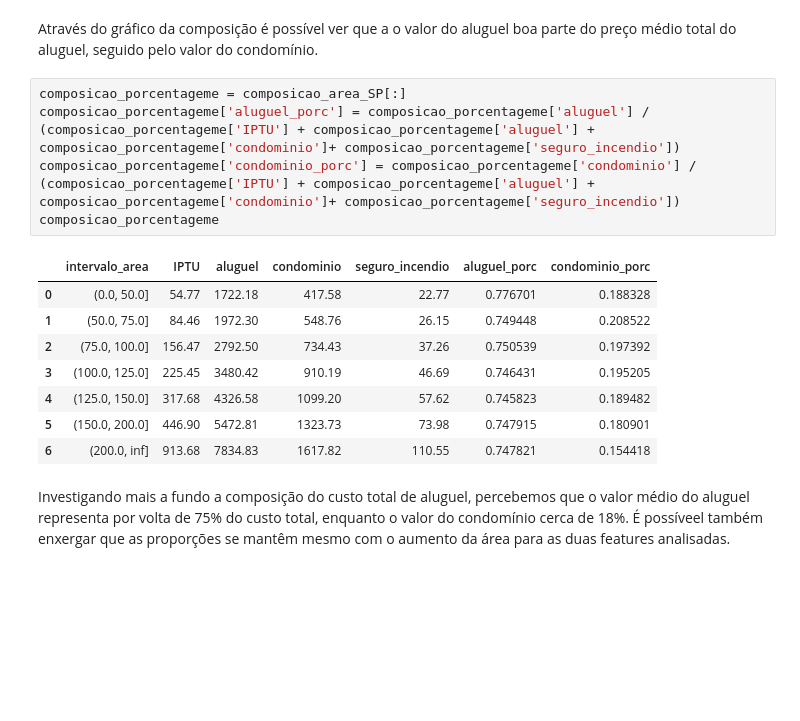
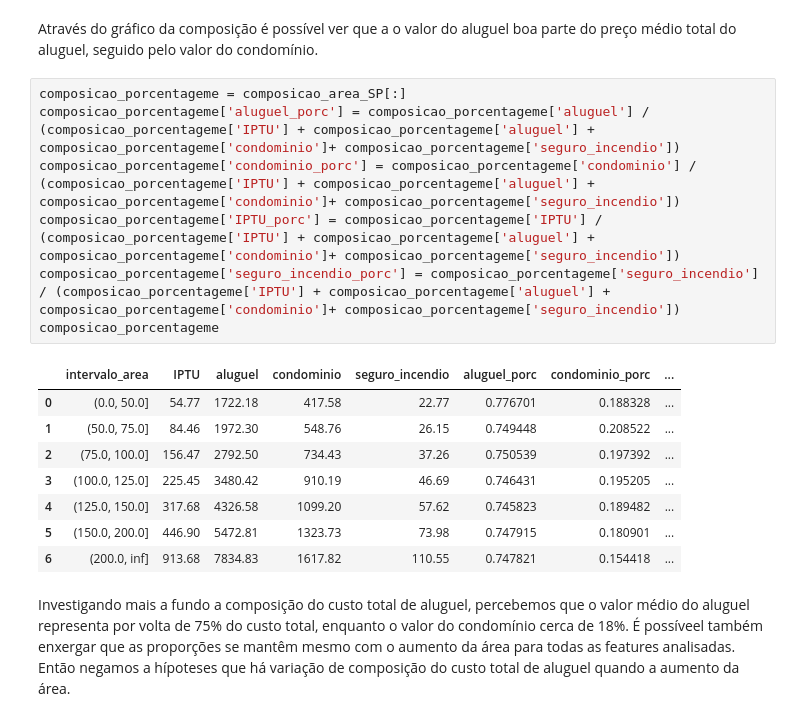
Before and after one commit to IgorFormiga/Data-Science-Projects, a Jupyter notebook: 2_Exploratory_Data_Analysis.ipynb, the cells around one changed output. Drawn from its saved outputs; the diff is of its cells as text; blank space fills up the shorter version.

Commit message:
Definindo explicitamente as hipóteses a serem analisadas

```diff
--- a/2_Exploratory_Data_Analysis.ipynb
+++ b/2_Exploratory_Data_Analysis.ipynb
@@ -397,16 +405,18 @@ Através do gráfico da composição é possível ver que a o valor do aluguel b
 # %%
 composicao_porcentageme = composicao_area_SP[:]
 composicao_porcentageme['aluguel_porc'] = composicao_porcentageme['aluguel'] / (composicao_porcentageme['IPTU'] + composicao_porcentageme['aluguel'] + composicao_porcentageme['condominio']+ composicao_porcentageme['seguro_incendio'])
 composicao_porcentageme['condominio_porc'] = composicao_porcentageme['condominio'] / (composicao_porcentageme['IPTU'] + composicao_porcentageme['aluguel'] + composicao_porcentageme['condominio']+ composicao_porcentageme['seguro_incendio'])
+composicao_porcentageme['IPTU_porc'] = composicao_porcentageme['IPTU'] / (composicao_porcentageme['IPTU'] + composicao_porcentageme['aluguel'] + composicao_porcentageme['condominio']+ composicao_porcentageme['seguro_incendio'])
+composicao_porcentageme['seguro_incendio_porc'] = composicao_porcentageme['seguro_incendio'] / (composicao_porcentageme['IPTU'] + composicao_porcentageme['aluguel'] + composicao_porcentageme['condominio']+ composicao_porcentageme['seguro_incendio'])
 composicao_porcentageme
 # %% [output]
-|  | intervalo_area | IPTU | aluguel | condominio | seguro_incendio | aluguel_porc | condominio_porc |
-| 0 | (0.0, 50.0] | 54.77 | 1722.18 | 417.58 | 22.77 | 0.776701 | 0.188328 |
-| 1 | (50.0, 75.0] | 84.46 | 1972.30 | 548.76 | 26.15 | 0.749448 | 0.208522 |
-| 2 | (75.0, 100.0] | 156.47 | 2792.50 | 734.43 | 37.26 | 0.750539 | 0.197392 |
-| 3 | (100.0, 125.0] | 225.45 | 3480.42 | 910.19 | 46.69 | 0.746431 | 0.195205 |
-| 4 | (125.0, 150.0] | 317.68 | 4326.58 | 1099.20 | 57.62 | 0.745823 | 0.189482 |
-| 5 | (150.0, 200.0] | 446.90 | 5472.81 | 1323.73 | 73.98 | 0.747915 | 0.180901 |
-| 6 | (200.0, inf] | 913.68 | 7834.83 | 1617.82 | 110.55 | 0.747821 | 0.154418 |
+|  | intervalo_area | IPTU | aluguel | condominio | seguro_incendio | aluguel_porc | condominio_porc | ... |
+| 0 | (0.0, 50.0] | 54.77 | 1722.18 | 417.58 | 22.77 | 0.776701 | 0.188328 | ... |
+| 1 | (50.0, 75.0] | 84.46 | 1972.30 | 548.76 | 26.15 | 0.749448 | 0.208522 | ... |
+| 2 | (75.0, 100.0] | 156.47 | 2792.50 | 734.43 | 37.26 | 0.750539 | 0.197392 | ... |
+| 3 | (100.0, 125.0] | 225.45 | 3480.42 | 910.19 | 46.69 | 0.746431 | 0.195205 | ... |
+| 4 | (125.0, 150.0] | 317.68 | 4326.58 | 1099.20 | 57.62 | 0.745823 | 0.189482 | ... |
+| 5 | (150.0, 200.0] | 446.90 | 5472.81 | 1323.73 | 73.98 | 0.747915 | 0.180901 | ... |
+| 6 | (200.0, inf] | 913.68 | 7834.83 | 1617.82 | 110.55 | 0.747821 | 0.154418 | ... |
 # %% [markdown]
-Investigando mais a fundo a composição do custo total de aluguel, percebemos que o valor médio do aluguel representa por volta de 75% do custo total, enquanto o valor do condomínio cerca de 18%. É possíveel também enxergar que as proporções se mantêm mesmo com o aumento da área para as duas features analisadas.
+Investigando mais a fundo a composição do custo total de aluguel, percebemos que o valor médio do aluguel representa por volta de 75% do custo total, enquanto o valor do condomínio cerca de 18%. É possíveel também enxergar que as proporções se mantêm mesmo com o aumento da área para todas as features analisadas. Então negamos a hípoteses que há variação de composição do custo total de aluguel quando a aumento da área.
```
Also changed, not shown: parts of 3 cells of this notebook.
